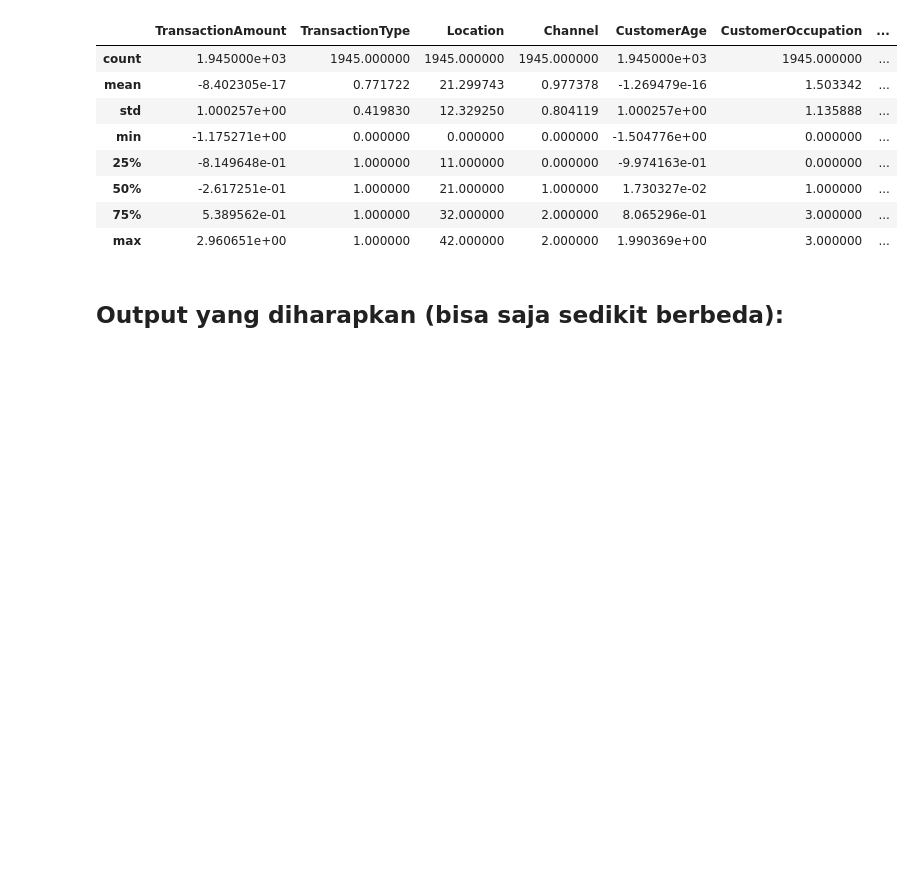
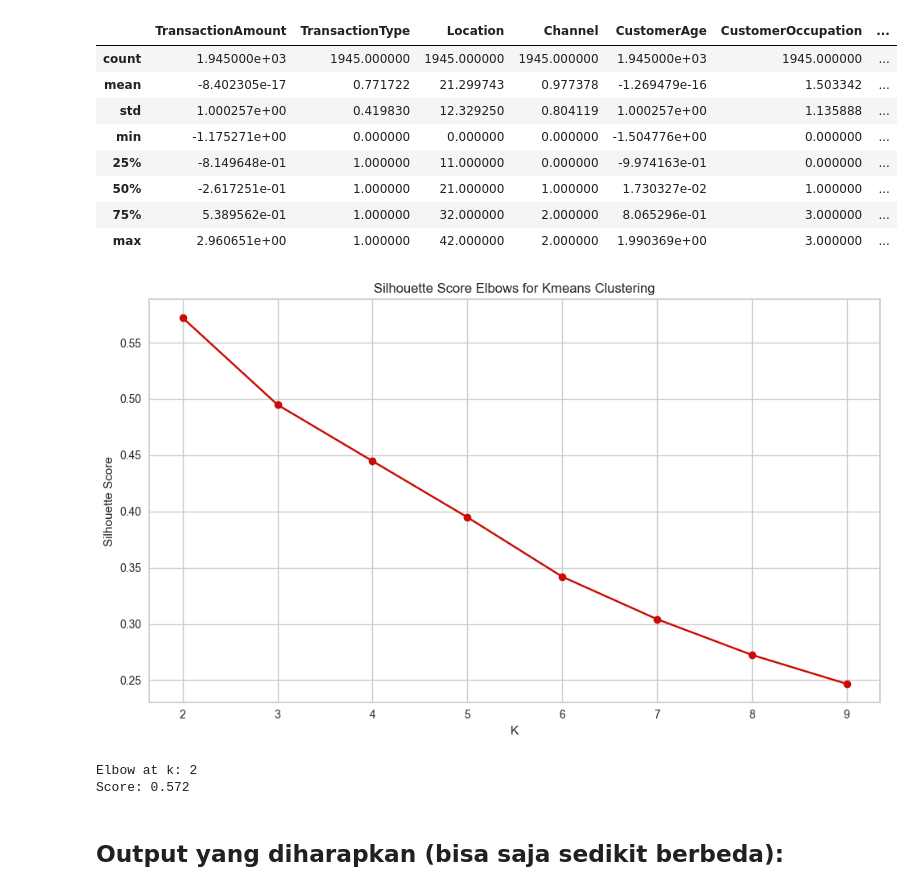
Before and after one commit to rajasmdra/BLMP-bank-customer-segmentation, a Jupyter notebook: [Clustering]_Submission_Akhir_BMLP_Raja_Samudra_Tandepadang.ipynb, the cells around one changed output. Drawn from its saved outputs; the diff is of its cells as text; code cells hidden in the pictures; blank space fills up the shorter version.

```diff
--- a/[Clustering]_Submission_Akhir_BMLP_Raja Samudra_Tandepadang.ipynb
+++ b/[Clustering]_Submission_Akhir_BMLP_Raja_Samudra_Tandepadang.ipynb
@@ -616,3 +592,31 @@ model = KMeans()
+# %%
+# Silhouette Analysis
+silhouette_scores = []
+K = range(2, 10)
+
+for k in K:
+    kmeans = KMeans(n_clusters=k, random_state=42, n_init=10)
+    labels = kmeans.fit_predict(df_used)
+    silhouette_scores.append(silhouette_score(df_used, labels))
+
+# Plot Silhouette
+plt.figure(figsize=(10, 6))
+plt.plot(K, silhouette_scores, 'ro-',)
+plt.xlabel('K')
+plt.ylabel('Silhouette Score')
+plt.title('Silhouette Score Elbows for Kmeans Clustering')
+plt.xticks(K)
+plt.tight_layout()
+plt.show()
+
+# Tampilkan optimal k
+optimal_k = K[silhouette_scores.index(max(silhouette_scores))]
+print(f"Elbow at k: {optimal_k}")
+print(f"Score: {max(silhouette_scores):.3f}")
+# %% [output]
+[figure, added]
+Elbow at k: 2
+Score: 0.572
 # %% [markdown]
 ## **Output yang diharapkan** (bisa saja sedikit berbeda)**:**
 # %% [markdown]
```
Also changed, not shown: parts of 12 cells of this notebook, 9 other files.
